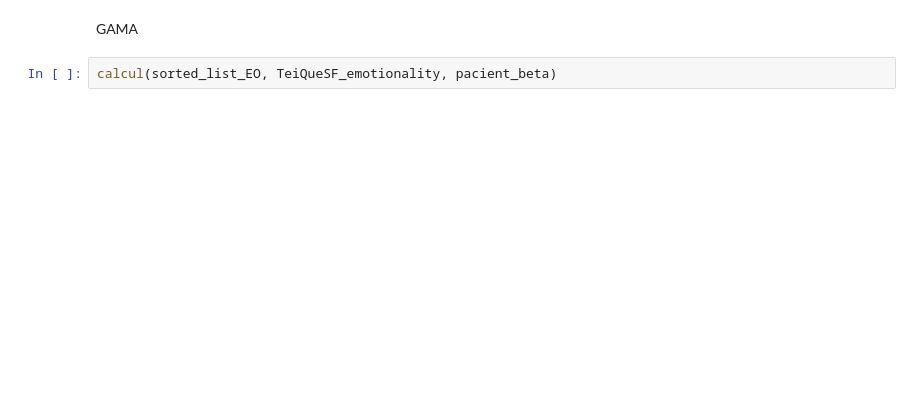
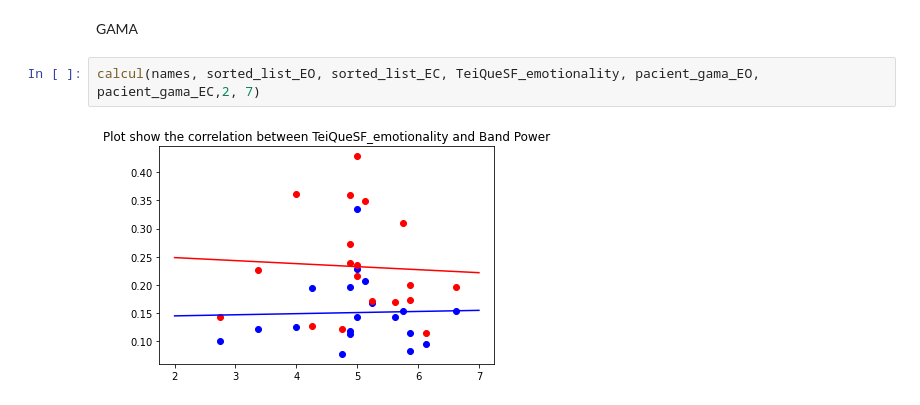
Before and after one commit to LaiaNO/EEG, a Jupyter notebook: 23_11_2020_FULL.ipynb, the cells around one changed output. Cells and saved outputs as stored; diff of their text form; blank space fills up the shorter version.

```diff
--- a/23_11_2020_FULL.ipynb
+++ b/23_11_2020_FULL.ipynb
@@ -471,4 +336,6 @@ print(stats.pearsonr(x_corr, y_corr))
 # %% [markdown]
 GAMA
 # %%
-calcul(sorted_list_EO, TeiQueSF_emotionality, pacient_beta)
+calcul(names, sorted_list_EO, sorted_list_EC, TeiQueSF_emotionality, pacient_gama_EO, pacient_gama_EC,2, 7)
+# %% [output]
+[figure, added]
```
Also changed, not shown: parts of 21 cells of this notebook, 1 other file.
